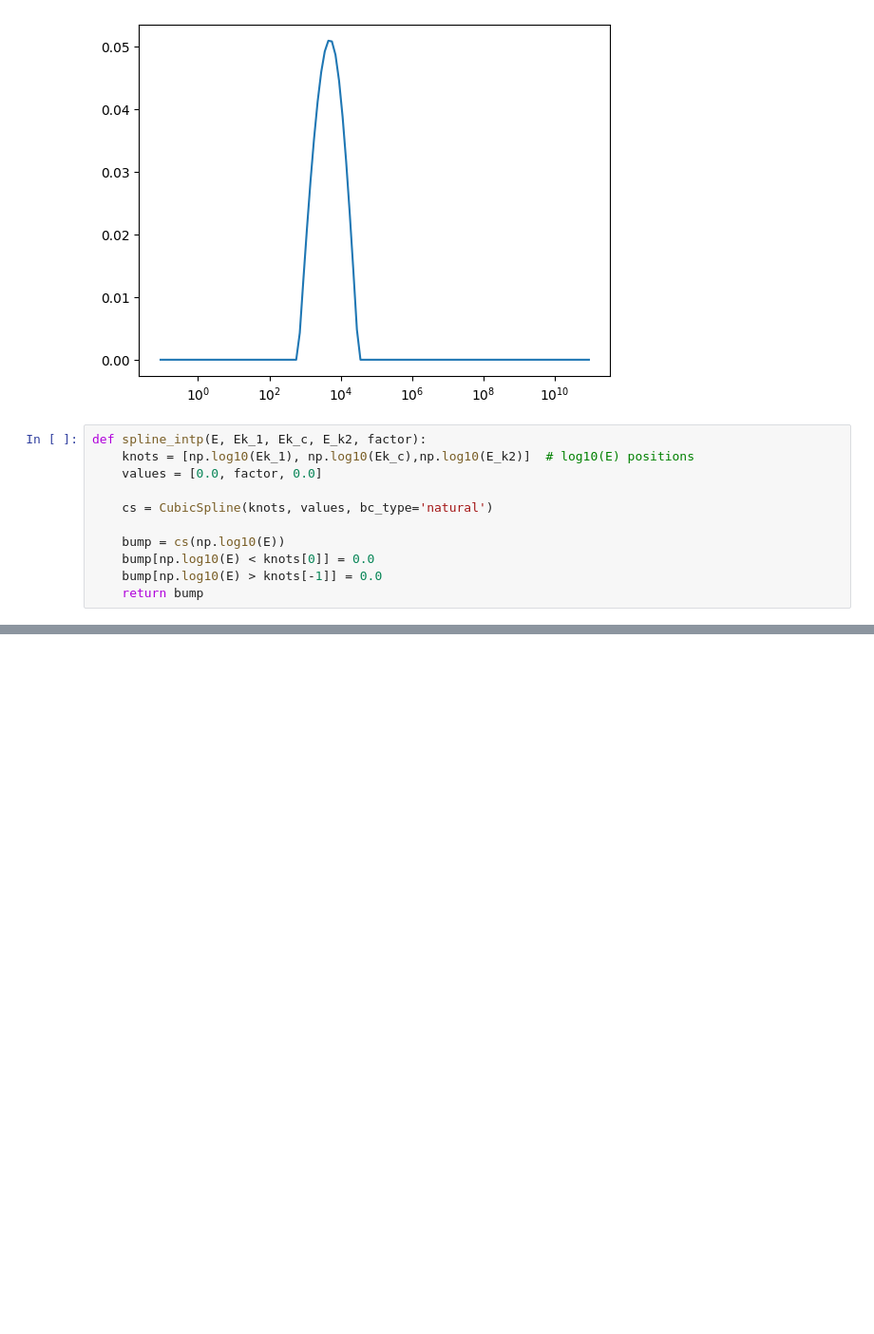
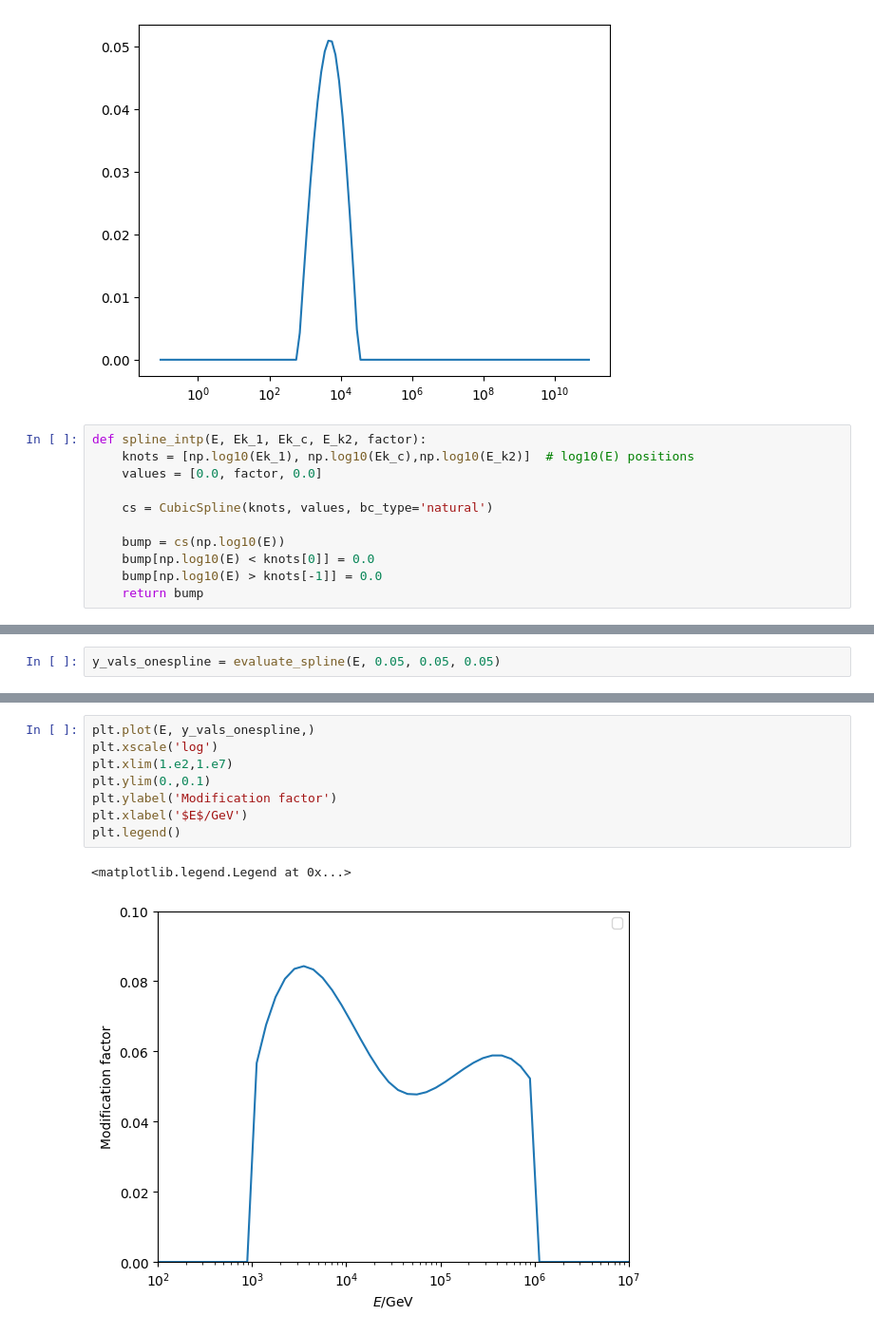
Before and after one commit to karohymon/cs-analysis, a Jupyter notebook: cs_modification_splines.ipynb, the cells around one changed output, grey strips where cells are left out. Shown at 95% size. Cells and saved outputs as stored; diff of their text form; blank space fills up the shorter version.

```diff
--- a/cs_modification_splines.ipynb
+++ b/cs_modification_splines.ipynb
@@ -144,0 +236,2 @@ plt.xlim(1.e2,1.e7)
+# %%
+y_vals_onespline = evaluate_spline(E, 0.05, 0.05, 0.05)
@@ -144,0 +258,11 @@ plt.xlim(1.e2,1.e7)
+# %%
+plt.plot(E, y_vals_onespline,)
+plt.xscale('log')
+plt.xlim(1.e2,1.e7)
+plt.ylim(0.,0.1)
+plt.ylabel('Modification factor')
+plt.xlabel('$E$/GeV')
+plt.legend()
+# %% [output]
+<matplotlib.legend.Legend at 0x...>
+[figure, added]
```
Also changed, not shown: parts of 17 cells of this notebook.
